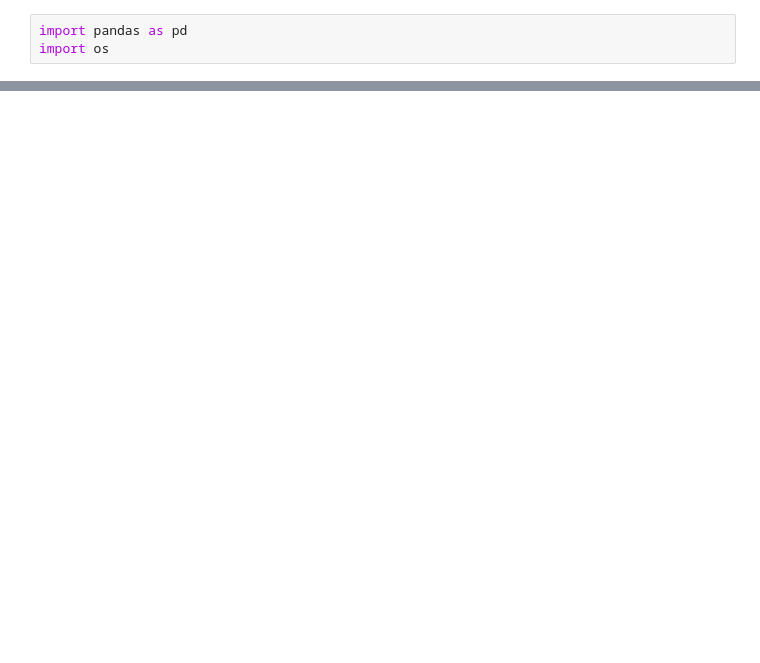
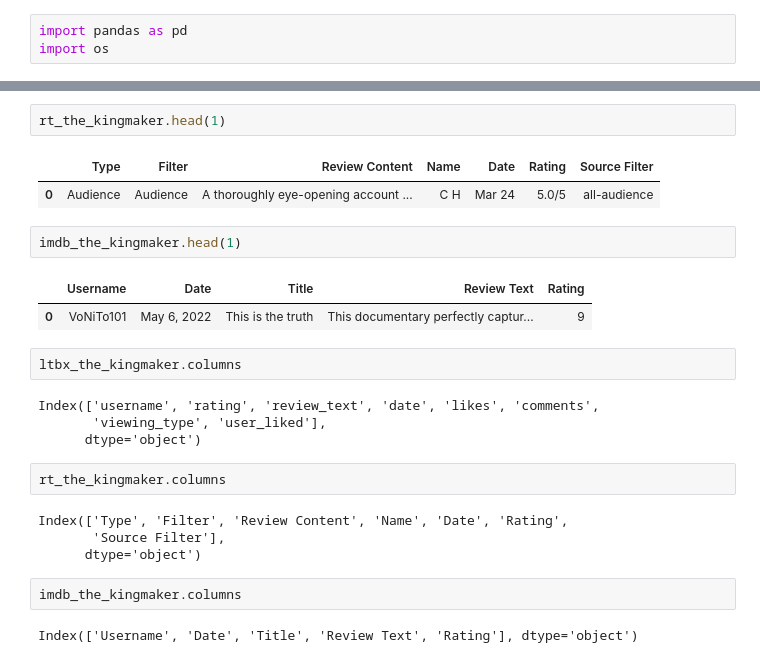
Before and after one commit to joshuanicoo/ReviewBombing-CITe4D, a Jupyter notebook: text_preprocessing.ipynb, the cells around one changed output, grey strips where cells are left out. Cells and saved outputs as stored; diff of their text form; blank space fills up the shorter version.

```diff
--- a/text_preprocessing.ipynb
+++ b/text_preprocessing.ipynb
@@ -179,0 +336,26 @@ FileNotFoundError: [Errno 2] No such file or directory: './Unclean Data/Hayop Ka
+# %%
+rt_the_kingmaker.head(1)
+# %% [output]
+|  | Type | Filter | Review Content | Name | Date | Rating | Source Filter |
+| 0 | Audience | Audience | A thoroughly eye-opening account ... | C H | Mar 24 | 5.0/5 | all-audience |
+# %%
+imdb_the_kingmaker.head(1)
+# %% [output]
+|  | Username | Date | Title | Review Text | Rating |
+| 0 | VoNiTo101 | May 6, 2022 | This is the truth | This documentary perfectly captur... | 9 |
+# %%
+ltbx_the_kingmaker.columns
+# %% [output]
+Index(['username', 'rating', 'review_text', 'date', 'likes', 'comments',
+       'viewing_type', 'user_liked'],
+      dtype='object')
+# %%
+rt_the_kingmaker.columns
+# %% [output]
+Index(['Type', 'Filter', 'Review Content', 'Name', 'Date', 'Rating',
+       'Source Filter'],
+      dtype='object')
+# %%
+imdb_the_kingmaker.columns
+# %% [output]
+Index(['Username', 'Date', 'Title', 'Review Text', 'Rating'], dtype='object')
```
Also changed, not shown: parts of 6 cells of this notebook, 22 other files.
